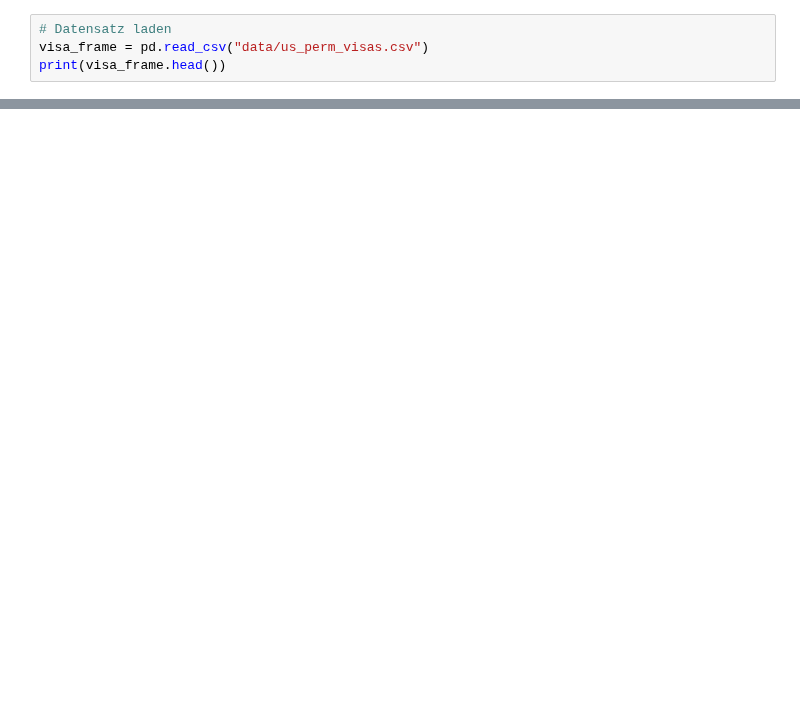
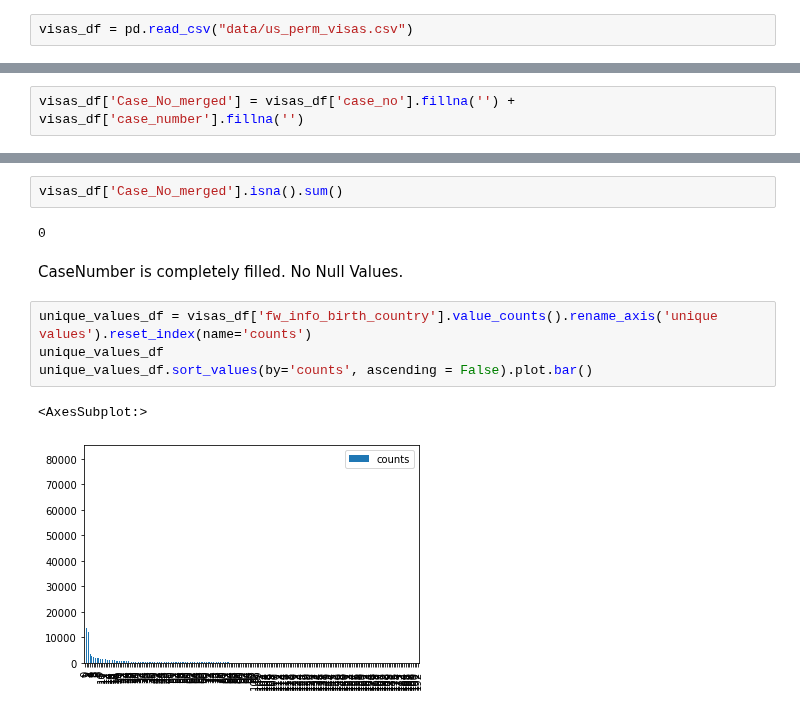
Before and after one commit to andy8001/python_visa, a Jupyter notebook: US Visa.ipynb, the cells around one changed output, grey strips where cells are left out. Saved outputs shown, nothing was run; the diff lists cells and outputs as text; blank space fills up the shorter version.

Commit message:
Merge Completed + Deeper insights into cells

```diff
--- a/US Visa.ipynb
+++ b/US Visa.ipynb
@@ -4,4 +9,2 @@ import pandas as pd
 # %%
-# Datensatz laden
-visa_frame = pd.read_csv("data/us_perm_visas.csv")
-print(visa_frame.head())
+visas_df = pd.read_csv("data/us_perm_visas.csv")
@@ -27,0 +90,2 @@ print(visa_frame.head())
+# %%
+visas_df['Case_No_merged'] = visas_df['case_no'].fillna('') + visas_df['case_number'].fillna('')
@@ -27,0 +148,13 @@ print(visa_frame.head())
+# %%
+visas_df['Case_No_merged'].isna().sum()
+# %% [output]
+0
+# %% [markdown]
+CaseNumber is completely filled. No Null Values.
+# %%
+unique_values_df = visas_df['fw_info_birth_country'].value_counts().rename_axis('unique values').reset_index(name='counts')
+unique_values_df
+unique_values_df.sort_values(by='counts', ascending = False).plot.bar()
+# %% [output]
+<AxesSubplot:>
+[figure, added]
```
Also changed, not shown: parts of 26 cells of this notebook.
